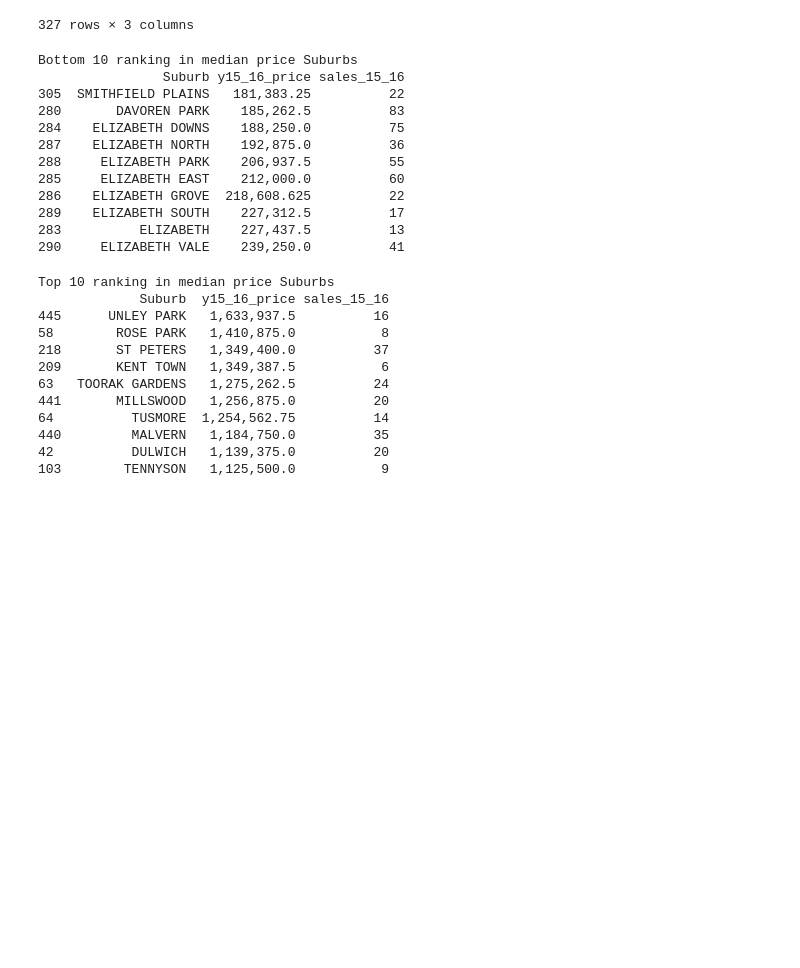
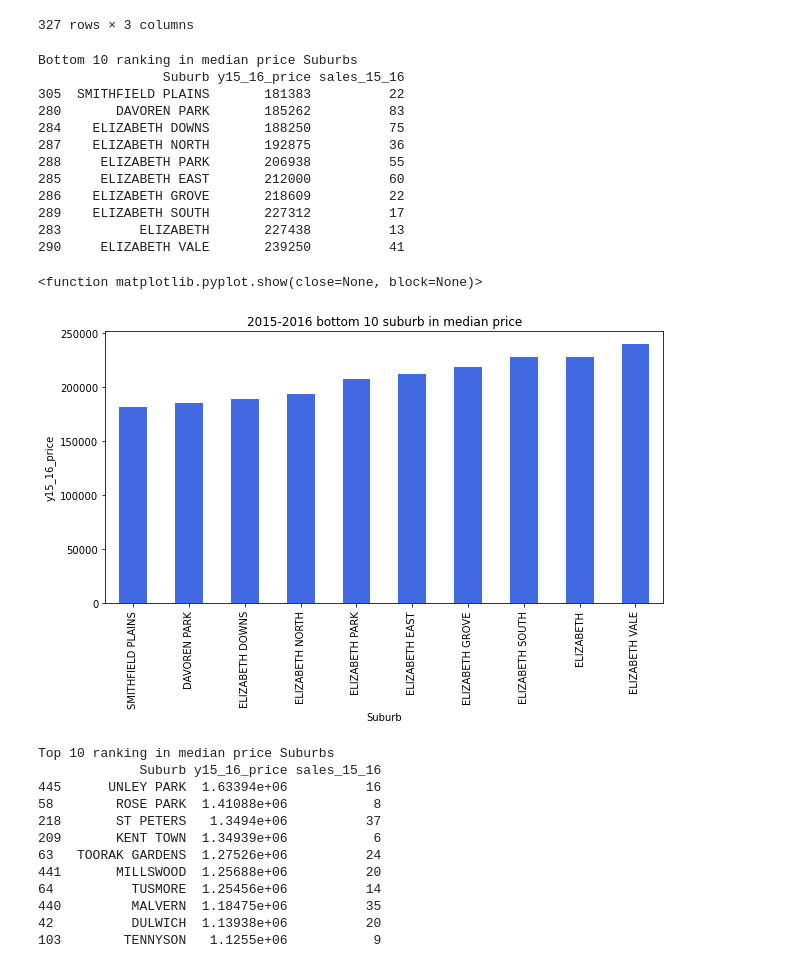
Before and after one commit to Sprettle/Chevrolet-Chilis, a Jupyter notebook: Resources/housingxlsm_code/merge15_16.ipynb, the cells around one changed output. Saved outputs shown, nothing was run; the diff lists cells and outputs as text; code cells hidden in the pictures; blank space fills up the shorter version.

Commit message:
Updated median price data and plot

```diff
--- a/Resources/housingxlsm_code/merge15_16.ipynb
+++ b/Resources/housingxlsm_code/merge15_16.ipynb
@@ -163,42 +165,52 @@ refined_Y1516
 bottom_10_price=refined_Y1516.sort_values(by=['y15_16_price'],ascending=True)
 bottom_10_price=bottom_10_price.head(10)
 
-# format price
-bottom_10_price["y15_16_price"]=bottom_10_price["y15_16_price"].map("{:,}".format)
 
 print(f"Bottom 10 ranking in median price Suburbs\n{bottom_10_price}\n")
 # %% [output]
 Bottom 10 ranking in median price Suburbs
                 Suburb y15_16_price sales_15_16
-305  SMITHFIELD PLAINS   181,383.25          22
-280       DAVOREN PARK    185,262.5          83
-284    ELIZABETH DOWNS    188,250.0          75
-287    ELIZABETH NORTH    192,875.0          36
-288     ELIZABETH PARK    206,937.5          55
-285     ELIZABETH EAST    212,000.0          60
-286    ELIZABETH GROVE  218,608.625          22
-289    ELIZABETH SOUTH    227,312.5          17
-283          ELIZABETH    227,437.5          13
-290     ELIZABETH VALE    239,250.0          41
+305  SMITHFIELD PLAINS       181383          22
+280       DAVOREN PARK       185262          83
+284    ELIZABETH DOWNS       188250          75
+287    ELIZABETH NORTH       192875          36
+288     ELIZABETH PARK       206938          55
+285     ELIZABETH EAST       212000          60
+286    ELIZABETH GROVE       218609          22
+289    ELIZABETH SOUTH       227312          17
+283          ELIZABETH       227438          13
+290     ELIZABETH VALE       239250          41
+# %%
+# plot price
+bottom_10_price.plot(kind="bar", figsize=(10,5), x='Suburb',y='y15_16_price', rot=90, color="royalblue",legend=False);
+# Set a title for the chart
+plt.title("2015-2016 bottom 10 suburb in median price")
+plt.xlabel("Suburb")
+plt.ylabel("y15_16_price")
+
+#Save figure
+plt.savefig("../housingcsv/y15_16_bottom_10_suburbs.png",bbox_inches="tight")
+plt.show
+# %% [output]
+<function matplotlib.pyplot.show(close=None, block=None)>
+[figure, added]
 # %%
 # sort by median price and retrieve just 10
 top_10_price=refined_Y1516.sort_values(by=['y15_16_price'],ascending=False)
 top_10_price=top_10_price.head(10)
 
-# format price
-top_10_price["y15_16_price"]=top_10_price["y15_16_price"].map("{:,}".format)
 
 print(f"Top 10 ranking in median price Suburbs\n{top_10_price}\n")
 # %% [output]
 Top 10 ranking in median price Suburbs
-             Suburb  y15_16_price sales_15_16
-445      UNLEY PARK   1,633,937.5          16
-58        ROSE PARK   1,410,875.0           8
-218       ST PETERS   1,349,400.0          37
-209       KENT TOWN   1,349,387.5           6
-63   TOORAK GARDENS   1,275,262.5          24
-441       MILLSWOOD   1,256,875.0          20
-64          TUSMORE  1,254,562.75          14
-440         MALVERN   1,184,750.0          35
-42          DULWICH   1,139,375.0          20
-103        TENNYSON   1,125,500.0           9
+             Suburb y15_16_price sales_15_16
+445      UNLEY PARK  1.63394e+06          16
+58        ROSE PARK  1.41088e+06           8
+218       ST PETERS   1.3494e+06          37
+209       KENT TOWN  1.34939e+06           6
+63   TOORAK GARDENS  1.27526e+06          24
+441       MILLSWOOD  1.25688e+06          20
+64          TUSMORE  1.25456e+06          14
+440         MALVERN  1.18475e+06          35
+42          DULWICH  1.13938e+06          20
+103        TENNYSON   1.1255e+06           9
```
Also changed, not shown: parts of 2 cells of this notebook, 27 other files.
